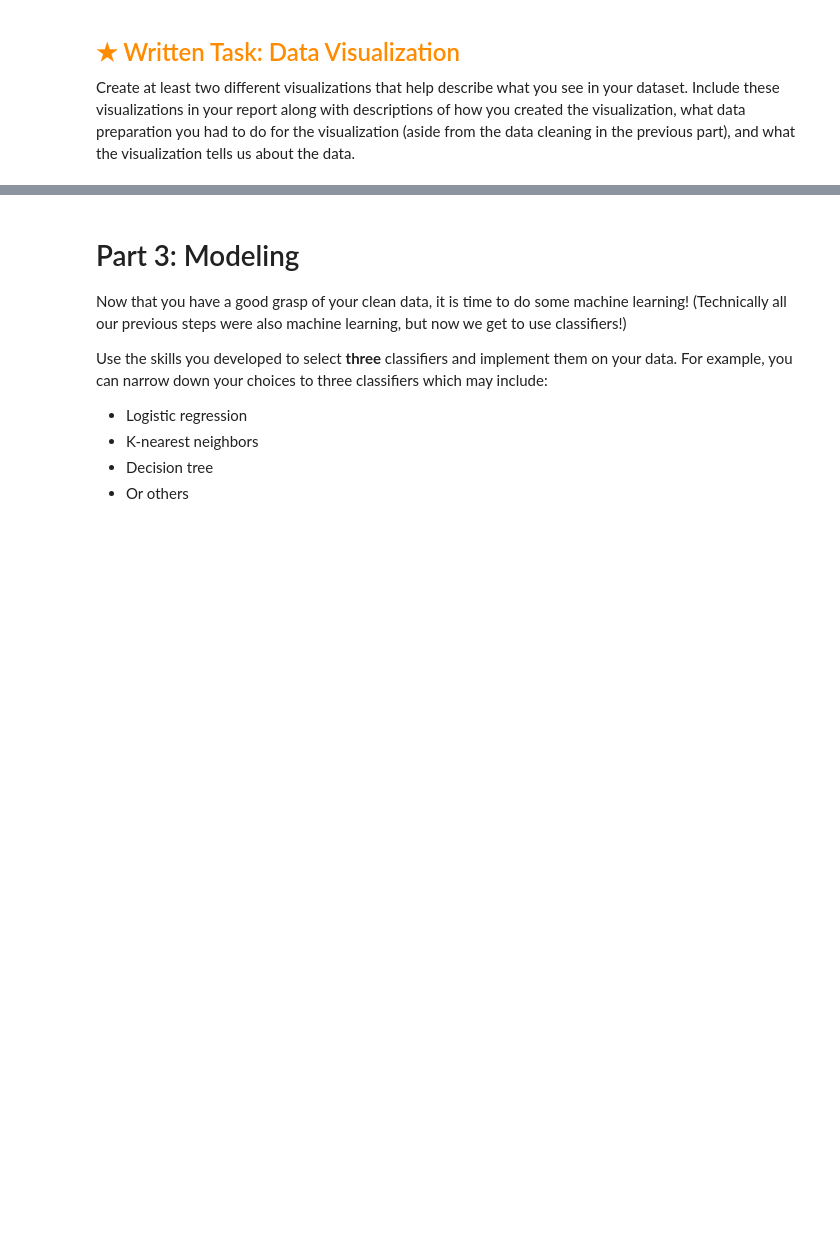
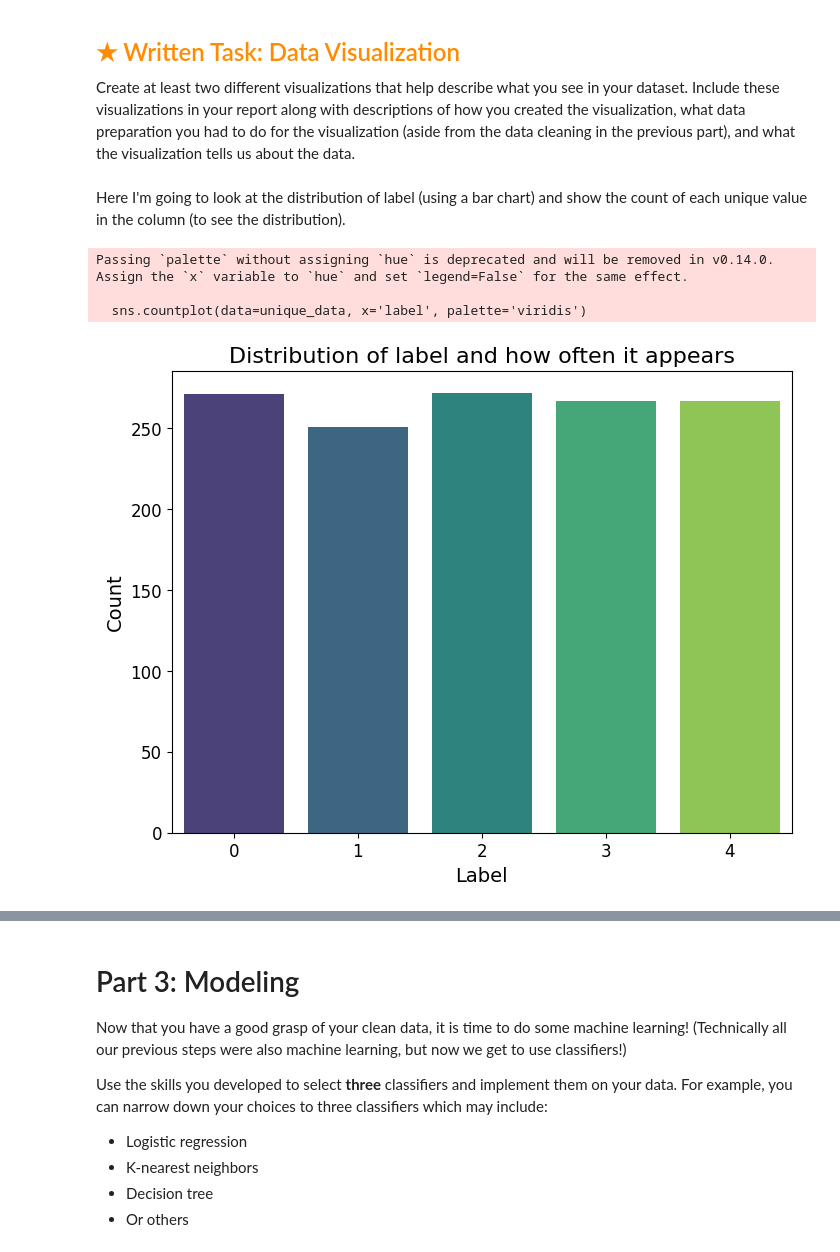
Before and after one commit to IJustWantAJob/CSE40-HW5, a Jupyter notebook: assignment.ipynb, the cells around one changed output, grey strips where cells are left out. Drawn from its saved outputs; the diff is of its cells as text; code cells hidden in the pictures; blank space fills up the shorter version.

```diff
--- a/assignment.ipynb
+++ b/assignment.ipynb
@@ -47,11 +58,10 @@ Working in industry is not always glamorous.
 
 Before you start doing things to/with your data, it's always a good idea to load up your data and take a look.
 # %%
-import pandas
 
-path = '/Users/levikanteti/Downloads/akanteti_data.txt'
+# path = '/Users/levikanteti/Downloads/akanteti_data.txt'
 # Modify this to point to your data.
-unique_data = pandas.read_csv(path, sep = "\t")
+unique_data = pd.read_csv('data.txt', sep = "\t")
 unique_data
 # %% [output]
 |  | label | col_00 | col_01 | col_02 | col_03 | col_04 | col_05 | col_06 | col_07 | col_08 | col_09 |
@@ -265,3 +452,20 @@ Include these visualizations in your report along with descriptions of
 how you created the visualization,
 what data preparation you had to do for the visualization (aside from the data cleaning in the previous part),
 and what the visualization tells us about the data.
+# %% [markdown]
+Here I'm going to look at the distribution of label (using a bar chart) and show the count of each unique value in the column (to see the distribution).
+# %%
+plt.figure(figsize=(8, 6))
+sns.countplot(data=unique_data, x='label', palette='viridis')
+
+plt.title('Distribution of label and how often it appears', fontsize=16)
+plt.xlabel('Label', fontsize=14)
+plt.ylabel('Count', fontsize=14)
+plt.xticks(fontsize=12)
+plt.yticks(fontsize=12)
+plt.show()
+# %% [output]
+Passing `palette` without assigning `hue` is deprecated and will be removed in v0.14.0. Assign the `x` variable to `hue` and set `legend=False` for the same effect.
+
+  sns.countplot(data=unique_data, x='label', palette='viridis')
+[figure, added]
```
Also changed, not shown: parts of 21 cells of this notebook.
